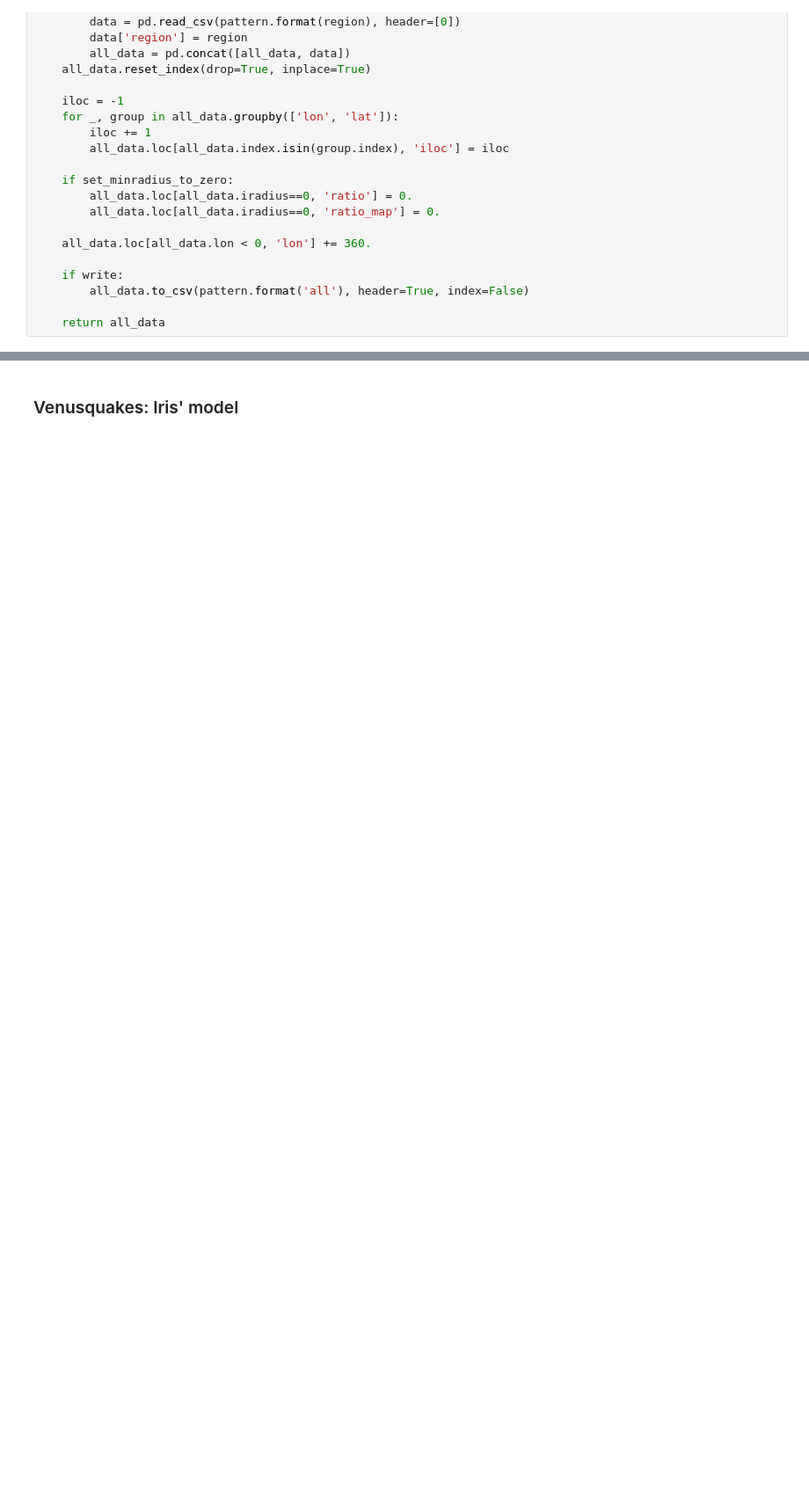
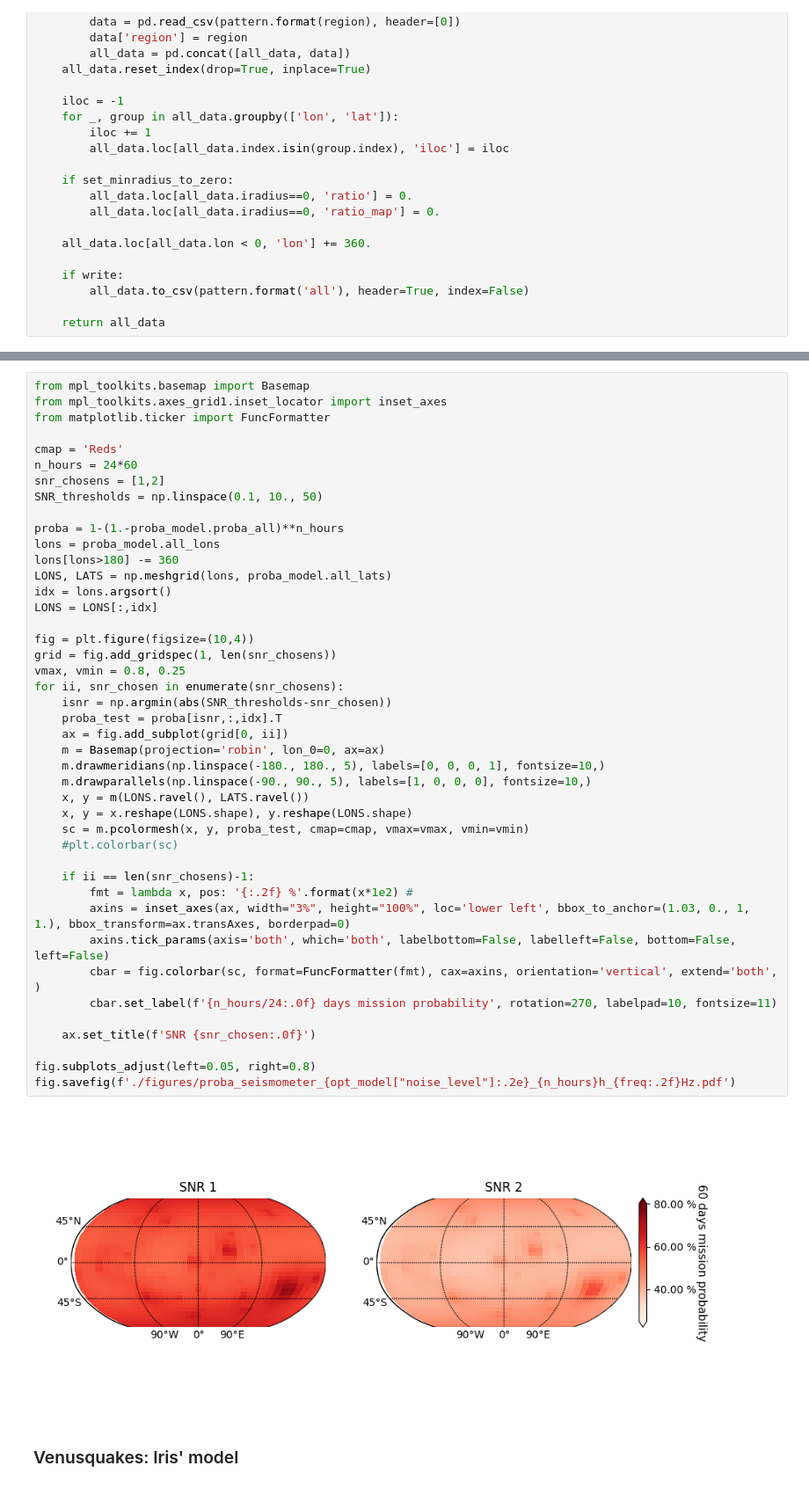
Before and after one commit to QuentinBrissaud/Venus_Detectability, a Jupyter notebook: notebooks/compute_proba_detection_venus.ipynb, the cells around one changed output, grey strips where cells are left out. Shown at 88% size. Saved outputs shown, nothing was run; the diff lists cells and outputs as text; blank space fills up the shorter version.

```diff
--- a/notebooks/compute_proba_detection_venus.ipynb
+++ b/notebooks/compute_proba_detection_venus.ipynb
@@ -94,2 +208,47 @@ def merge_and_fix_surface_ratio_region(pattern, regions=['corona', 'rift', 'ridg
+# %%
+from mpl_toolkits.basemap import Basemap
+from mpl_toolkits.axes_grid1.inset_locator import inset_axes
+from matplotlib.ticker import FuncFormatter
+
+cmap = 'Reds'
+n_hours = 24*60
+snr_chosens = [1,2]
+SNR_thresholds = np.linspace(0.1, 10., 50)
+
+proba = 1-(1.-proba_model.proba_all)**n_hours
+lons = proba_model.all_lons
+lons[lons>180] -= 360
+LONS, LATS = np.meshgrid(lons, proba_model.all_lats)
+idx = lons.argsort()
+LONS = LONS[:,idx]
+
+fig = plt.figure(figsize=(10,4))
+grid = fig.add_gridspec(1, len(snr_chosens))
+vmax, vmin = 0.8, 0.25
+for ii, snr_chosen in enumerate(snr_chosens):
+    isnr = np.argmin(abs(SNR_thresholds-snr_chosen))
+    proba_test = proba[isnr,:,idx].T
+    ax = fig.add_subplot(grid[0, ii])
+    m = Basemap(projection='robin', lon_0=0, ax=ax)
+    m.drawmeridians(np.linspace(-180., 180., 5), labels=[0, 0, 0, 1], fontsize=10,)
+    m.drawparallels(np.linspace(-90., 90., 5), labels=[1, 0, 0, 0], fontsize=10,)
+    x, y = m(LONS.ravel(), LATS.ravel())
+    x, y = x.reshape(LONS.shape), y.reshape(LONS.shape)
+    sc = m.pcolormesh(x, y, proba_test, cmap=cmap, vmax=vmax, vmin=vmin)
+    #plt.colorbar(sc)
+
+    if ii == len(snr_chosens)-1:
+        fmt = lambda x, pos: '{:.2f} %'.format(x*1e2) #
+        axins = inset_axes(ax, width="3%", height="100%", loc='lower left', bbox_to_anchor=(1.03, 0., 1, 1.), bbox_transform=ax.transAxes, borderpad=0)
+        axins.tick_params(axis='both', which='both', labelbottom=False, labelleft=False, bottom=False, left=False)
+        cbar = fig.colorbar(sc, format=FuncFormatter(fmt), cax=axins, orientation='vertical', extend='both', )
+        cbar.set_label(f'{n_hours/24:.0f} days mission probability', rotation=270, labelpad=10, fontsize=11)
+
+    ax.set_title(f'SNR {snr_chosen:.0f}')
+
+fig.subplots_adjust(left=0.05, right=0.8)
+fig.savefig(f'./figures/proba_seismometer_{opt_model["noise_level"]:.2e}_{n_hours}h_{freq:.2f}Hz.pdf')
+# %% [output]
+[figure, added]
 # %% [markdown]
 ### Venusquakes: Iris' model
```
Also changed, not shown: parts of 42 cells of this notebook, 14 other files.
